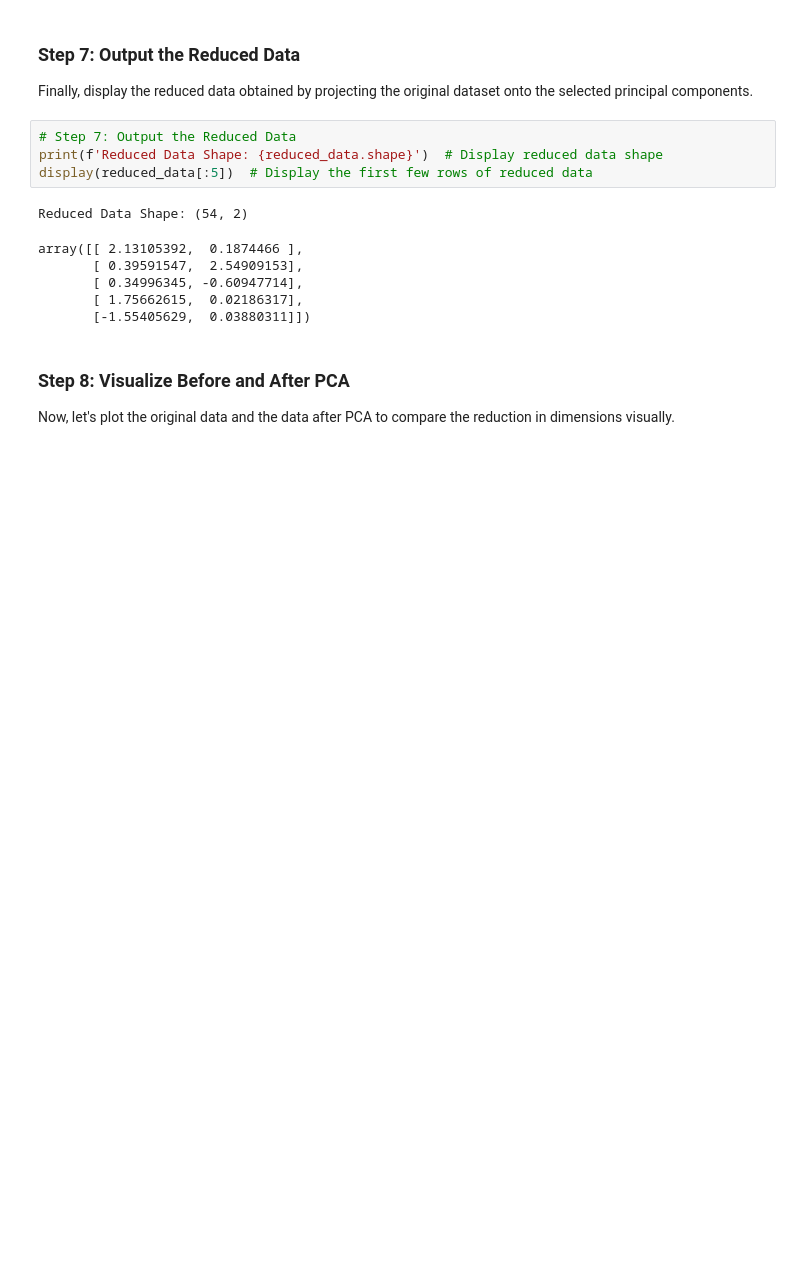
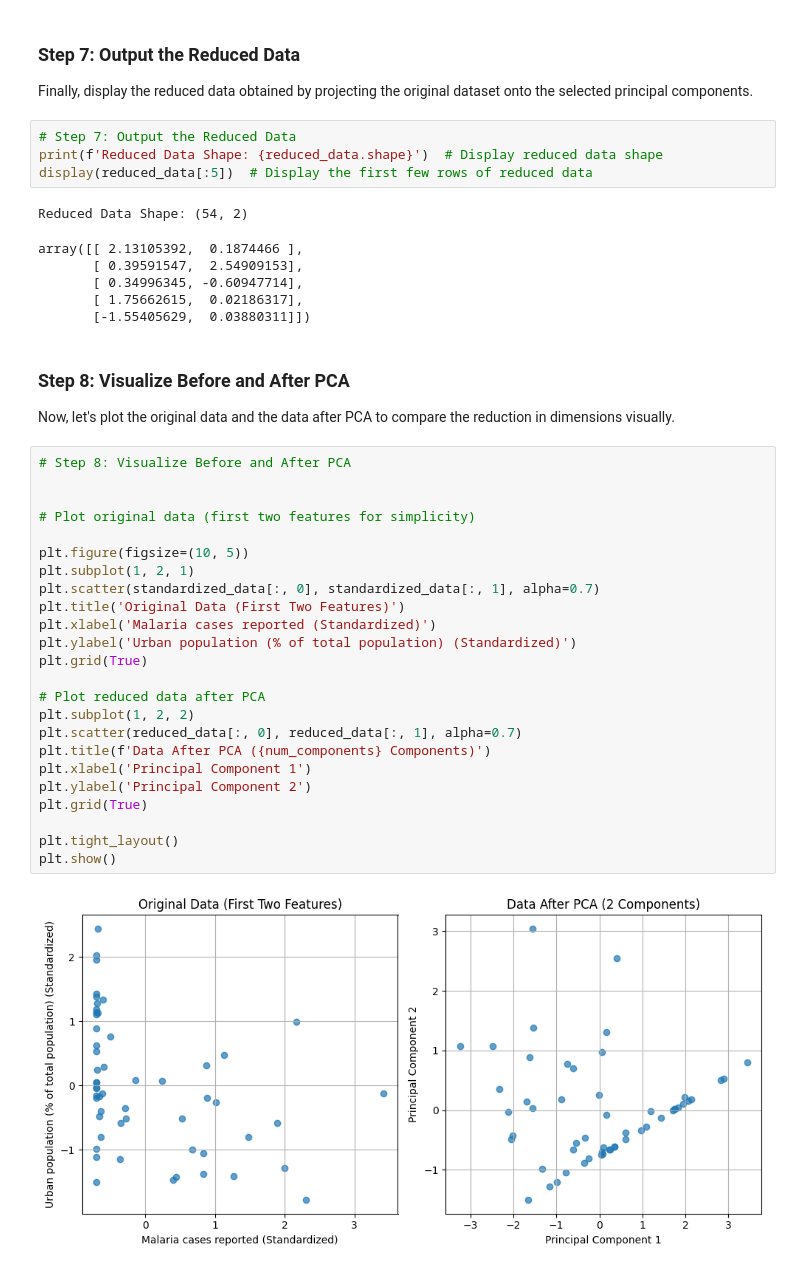
Before and after one commit to idarapatrick/Peer-Group-6-Math-For-ML, a Jupyter notebook: Template_PCA_Formative_1_Group_6.ipynb, the cells around one changed output. Drawn from its saved outputs; the diff is of its cells as text; blank space fills up the shorter version.

Commit message:
Visualize Before and After PCA

```diff
--- a/Template_PCA_Formative_1_Group_6.ipynb
+++ b/Template_PCA_Formative_1_Group_6.ipynb
@@ -154,3 +154,29 @@ array([[ 2.13105392,  0.1874466 ],
 # %% [markdown]
 ### Step 8: Visualize Before and After PCA
 Now, let's plot the original data and the data after PCA to compare the reduction in dimensions visually.
+# %%
+# Step 8: Visualize Before and After PCA
+
+
+# Plot original data (first two features for simplicity)
+
+plt.figure(figsize=(10, 5))
+plt.subplot(1, 2, 1)
+plt.scatter(standardized_data[:, 0], standardized_data[:, 1], alpha=0.7)
+plt.title('Original Data (First Two Features)')
+plt.xlabel('Malaria cases reported (Standardized)')
+plt.ylabel('Urban population (% of total population) (Standardized)')
+plt.grid(True)
+
+# Plot reduced data after PCA
+plt.subplot(1, 2, 2)
+plt.scatter(reduced_data[:, 0], reduced_data[:, 1], alpha=0.7)
+plt.title(f'Data After PCA ({num_components} Components)')
+plt.xlabel('Principal Component 1')
+plt.ylabel('Principal Component 2')
+plt.grid(True)
+
+plt.tight_layout()
+plt.show()
+# %% [output]
+[figure, added]
```
